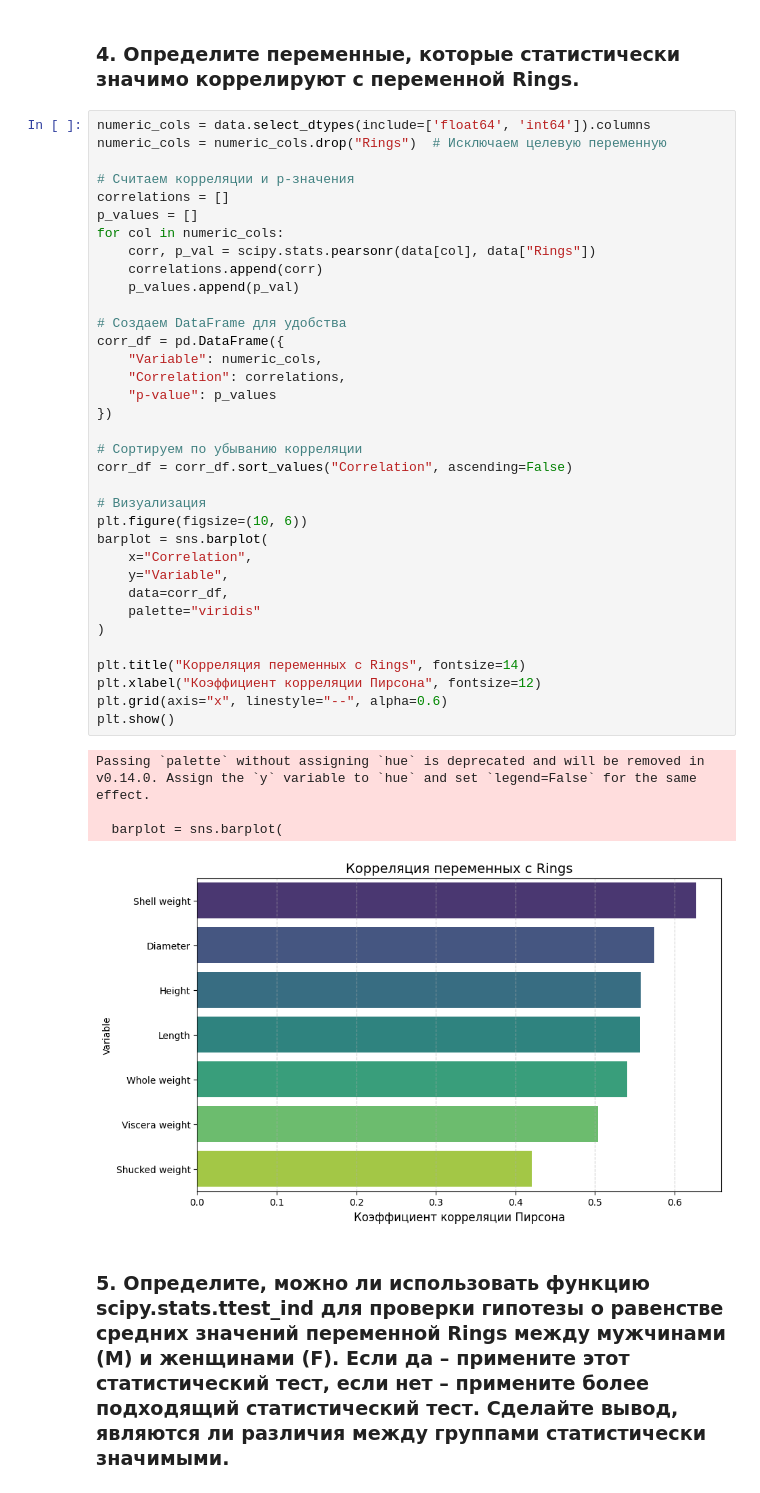
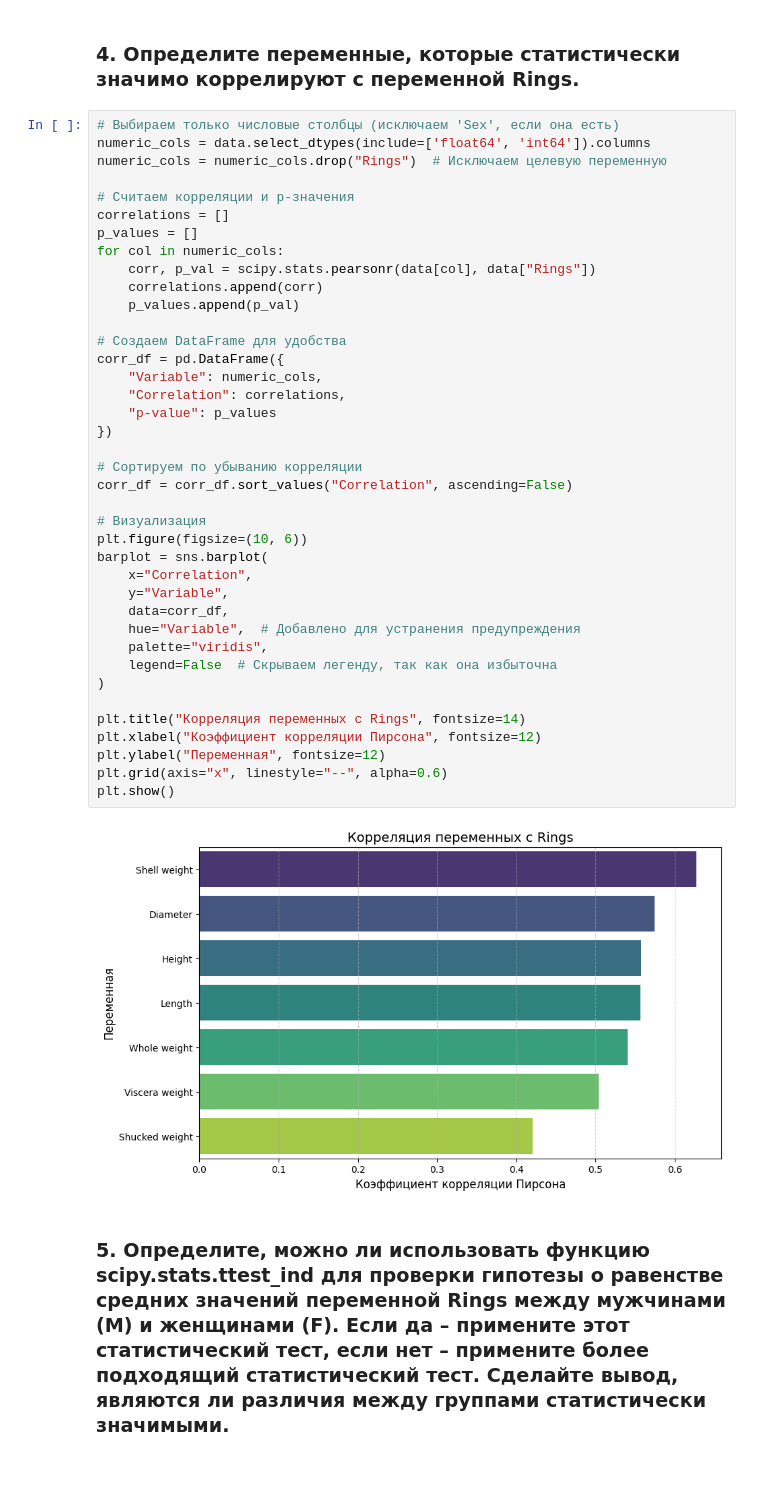
Before and after one commit to MimPe9/mmbionf, a Jupyter notebook: Homework3.ipynb, the cells around one changed output. Saved outputs shown, nothing was run; the diff lists cells and outputs as text.

```diff
--- a/Homework3.ipynb
+++ b/Homework3.ipynb
@@ -194,6 +194,7 @@ plt.show()
 # %% [markdown]
 ### 4. Определите переменные, которые статистически значимо коррелируют с переменной Rings.
 # %%
+# Выбираем только числовые столбцы (исключаем 'Sex', если она есть)
 numeric_cols = data.select_dtypes(include=['float64', 'int64']).columns
 numeric_cols = numeric_cols.drop("Rings")  # Исключаем целевую переменную
 
@@ -201,38 +202,38 @@ numeric_cols = numeric_cols.drop("Rings")  # Исключаем целевую
 correlations = []
 p_values = []
 for col in numeric_cols:
     corr, p_val = scipy.stats.pearsonr(data[col], data["Rings"])
     correlations.append(corr)
     p_values.append(p_val)
 
 # Создаем DataFrame для удобства
 corr_df = pd.DataFrame({
     "Variable": numeric_cols,
     "Correlation": correlations,
     "p-value": p_values
 })
 
 # Сортируем по убыванию корреляции
 corr_df = corr_df.sort_values("Correlation", ascending=False)
 
 # Визуализация
 plt.figure(figsize=(10, 6))
 barplot = sns.barplot(
     x="Correlation",
     y="Variable",
     data=corr_df,
-    palette="viridis"
+    hue="Variable",  # Добавлено для устранения предупреждения
+    palette="viridis",
+    legend=False  # Скрываем легенду, так как она избыточна
 )
 
 plt.title("Корреляция переменных с Rings", fontsize=14)
 plt.xlabel("Коэффициент корреляции Пирсона", fontsize=12)
+plt.ylabel("Переменная", fontsize=12)
 plt.grid(axis="x", linestyle="--", alpha=0.6)
 plt.show()
 # %% [output]
-Passing `palette` without assigning `hue` is deprecated and will be removed in v0.14.0. Assign the `y` variable to `hue` and set `legend=False` for the same effect.
-
-  barplot = sns.barplot(
-[figure, old version]
+[figure, new version]
 # %% [markdown]
 ### 5. Определите, можно ли использовать функцию scipy.stats.ttest_ind для проверки гипотезы о равенстве средних значений переменной Rings между мужчинами (M) и женщинами (F). Если да – примените этот статистический тест, если нет – примените более подходящий статистический тест. Сделайте вывод, являются ли различия между группами статистически значимыми.
 # %%
```
Also changed, not shown: parts of 7 cells of this notebook.
